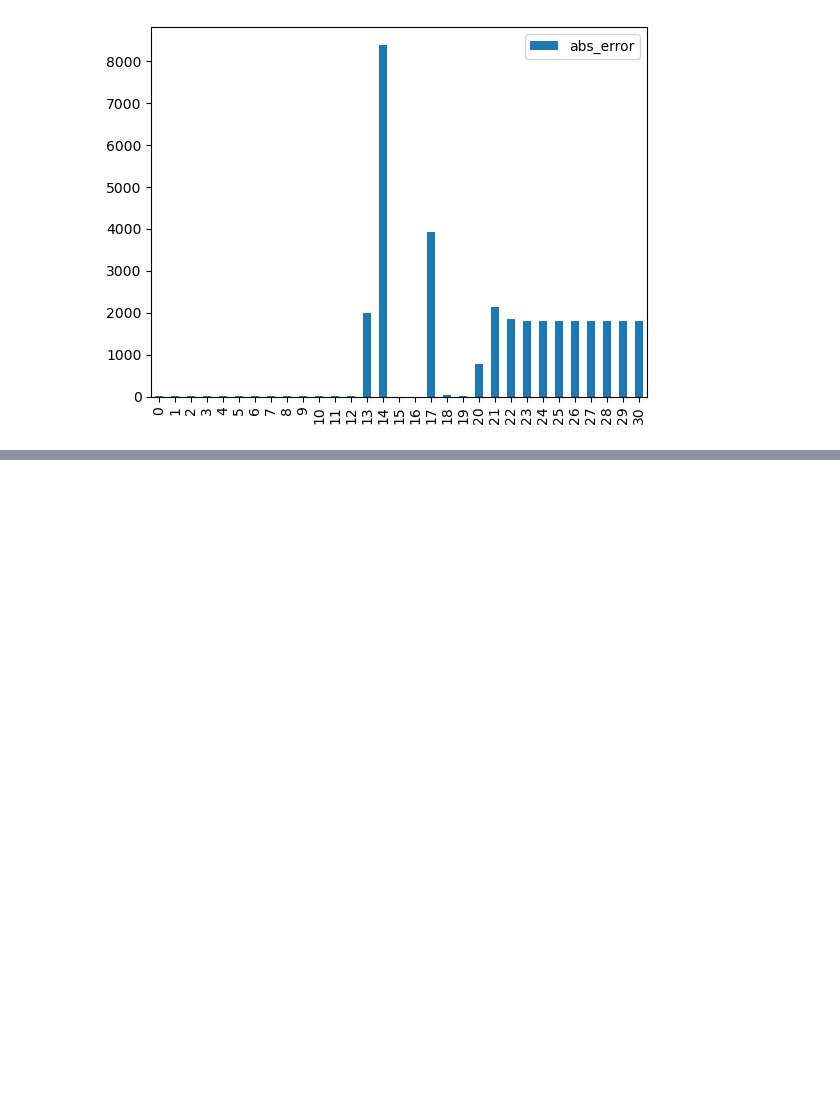
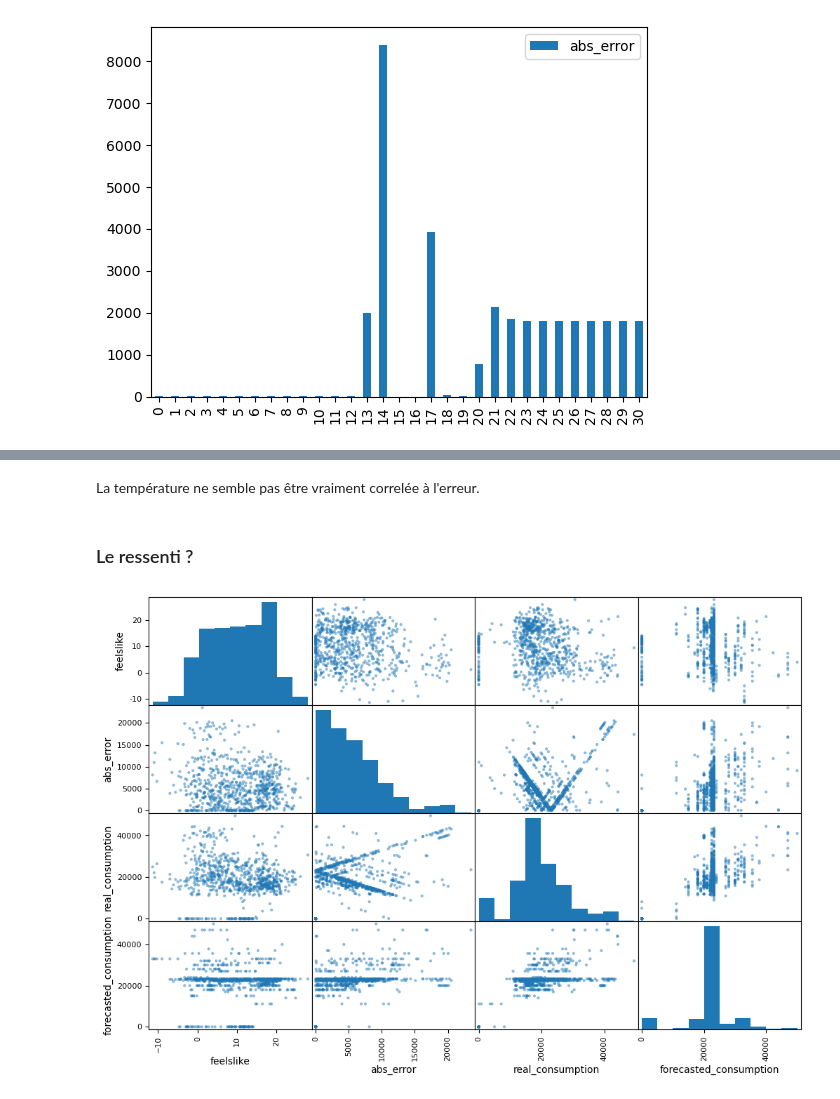
Before and after one commit to Damidoum/predictionClient, a Jupyter notebook: Notebooks/manipData.ipynb, the cells around one changed output, grey strips where cells are left out. Cells and saved outputs as stored; diff of their text form; code cells hidden in the pictures; blank space fills up the shorter version.

```diff
--- a/Notebooks/manipData.ipynb
+++ b/Notebooks/manipData.ipynb
@@ -226,0 +318,9 @@ for i in range(n):
+# %% [markdown]
+La température ne semble pas être vraiment correlée à l'erreur.
+# %% [markdown]
+### Le ressenti ?
+# %%
+attributes = ["feelslike", "abs_error", "real_consumption", "forecasted_consumption"]
+pd.plotting.scatter_matrix(A[attributes], figsize = (12, 8));
+# %% [output]
+[figure, added]
```
Also changed, not shown: parts of 91 cells of this notebook, 5 other files.
